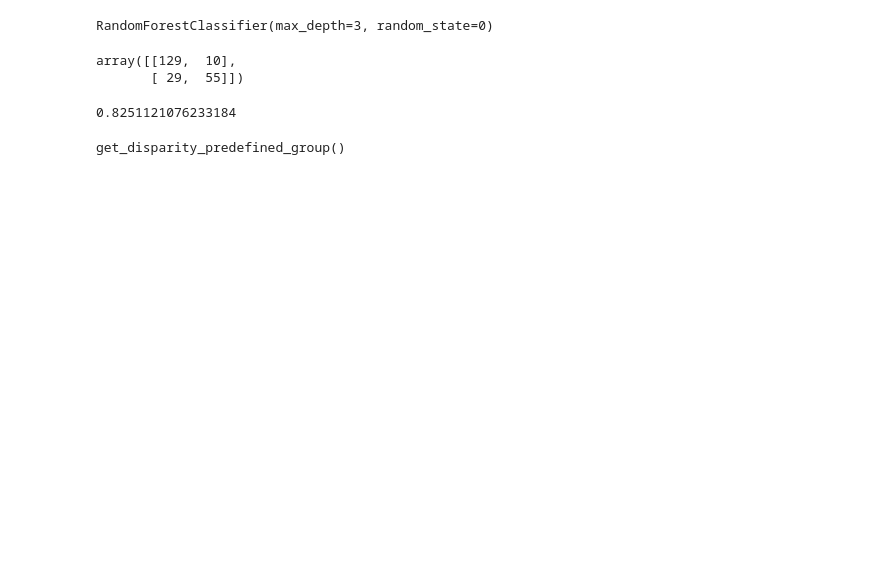
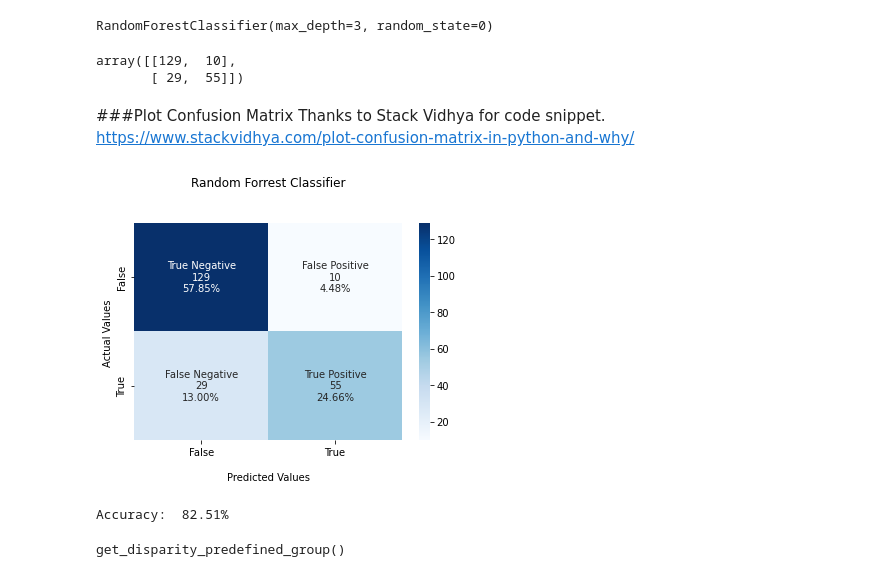
Before and after one commit to FauxGrit/Titanic-Fairness, a Jupyter notebook: Fairness_Tutorial.ipynb, the cells around one changed output. Saved outputs shown, nothing was run; the diff lists cells and outputs as text; code cells hidden in the pictures; blank space fills up the shorter version.

```diff
--- a/Fairness_Tutorial.ipynb
+++ b/Fairness_Tutorial.ipynb
@@ -77,7 +80,7 @@ Parent = mother, father
 Child = daughter, son, stepdaughter, stepson
 Some children travelled only with a nanny, therefore parch=0 for them.
 # %%
-#data_url = 'https://raw.githubusercontent.com/FauxGrit/Titanic-Fairness/main/train.csv'
+data_url = 'https://raw.githubusercontent.com/FauxGrit/Titanic-Fairness/main/train.csv'
 df0 = pd.read_csv(data_url)
 df0.head()
 # %% [output]
@@ -231,11 +259,42 @@ sklearn_metrics.confusion_matrix(y_test, rf.predict(X_test))
 # %% [output]
 array([[129,  10],
        [ 29,  55]])
-# %%
-# Accuracy
-rf.score(X_test, y_test)
-# %% [output]
-0.8251121076233184
+# %% [markdown]
+###Plot Confusion Matrix
+Thanks to Stack Vidhya for code snippet. https://www.stackvidhya.com/plot-confusion-matrix-in-python-and-why/
+# %%
+cf_matrix = sklearn_metrics.confusion_matrix(y_test, rf.predict(X_test))
+
+cfm_labels = ['True Negative','False Positive','False Negative','True Positive']
+
+cfm_values = ["{0:0.0f}".format(value) for value in
+                cf_matrix.flatten()]
+
+cfm_percent = ["{0:.2%}".format(value) for value in
+                     cf_matrix.flatten()/np.sum(cf_matrix)]
+
+labels = [f"{v1}\n{v2}\n{v3}" for v1, v2, v3 in
+          zip(cfm_labels,cfm_values,cfm_percent)]
+
+labels = np.asarray(labels).reshape(2,2)
+
+ax = sns.heatmap(cf_matrix, annot=labels, fmt='', cmap='Blues')
+
+ax.set_title('Random Forrest Classifier\n\n');
+ax.set_xlabel('\nPredicted Values')
+ax.set_ylabel('Actual Values ');
+
+## Ticket labels - List must be in alphabetical order
+ax.xaxis.set_ticklabels(['False','True'])
+ax.yaxis.set_ticklabels(['False','True'])
+
+## Display the visualization of the Confusion Matrix.
+plt.show()
+
+print('Accuracy: ', '{percent:.2%}'.format(percent=rf.score(X_test, y_test)))
+# %% [output]
+[figure, added]
+Accuracy:  82.51%
 # %%
 df_fair['score'] = rf.predict(X_test)
 
```
Also changed, not shown: parts of 10 cells of this notebook.
